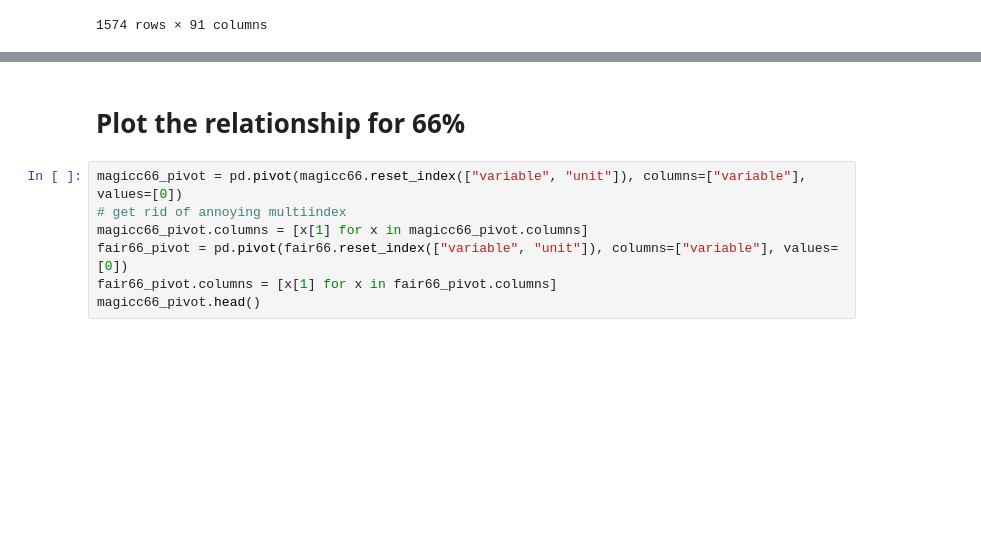
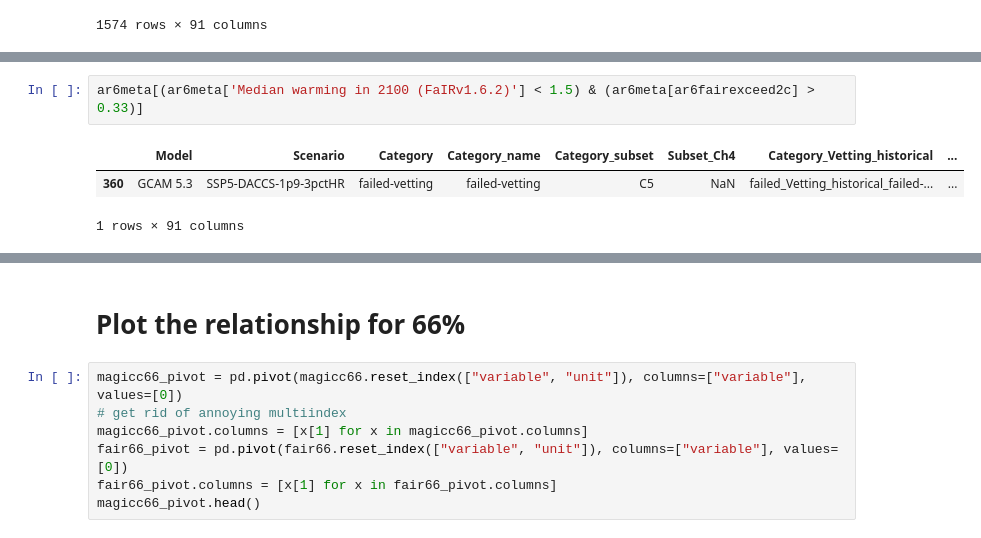
Before and after one commit to Rlamboll/HowBelowIsWellBelow, a Jupyter notebook: MapExceedanceProbToMedianWarming.ipynb, the cells around one changed output, grey strips where cells are left out. Drawn from its saved outputs; the diff is of its cells as text; blank space fills up the shorter version.

```diff
--- a/MapExceedanceProbToMedianWarming.ipynb
+++ b/MapExceedanceProbToMedianWarming.ipynb
@@ -262,0 +295,6 @@ plt.savefig("./output/2100MedianWarmVsPeak.png", dpi=300, bbox_inches='tight')
+# %%
+ar6meta[(ar6meta['Median warming in 2100 (FaIRv1.6.2)'] < 1.5) & (ar6meta[ar6fairexceed2c] > 0.33)]
+# %% [output]
+|  | Model | Scenario | Category | Category_name | Category_subset | Subset_Ch4 | Category_Vetting_historical | ... |
+| 360 | GCAM 5.3 | SSP5-DACCS-1p9-3pctHR | failed-vetting | failed-vetting | C5 | NaN | failed_Vetting_historical_failed-... | ... |
+1 rows × 91 columns
```
Also changed, not shown: parts of 12 cells of this notebook, 2 other files.
